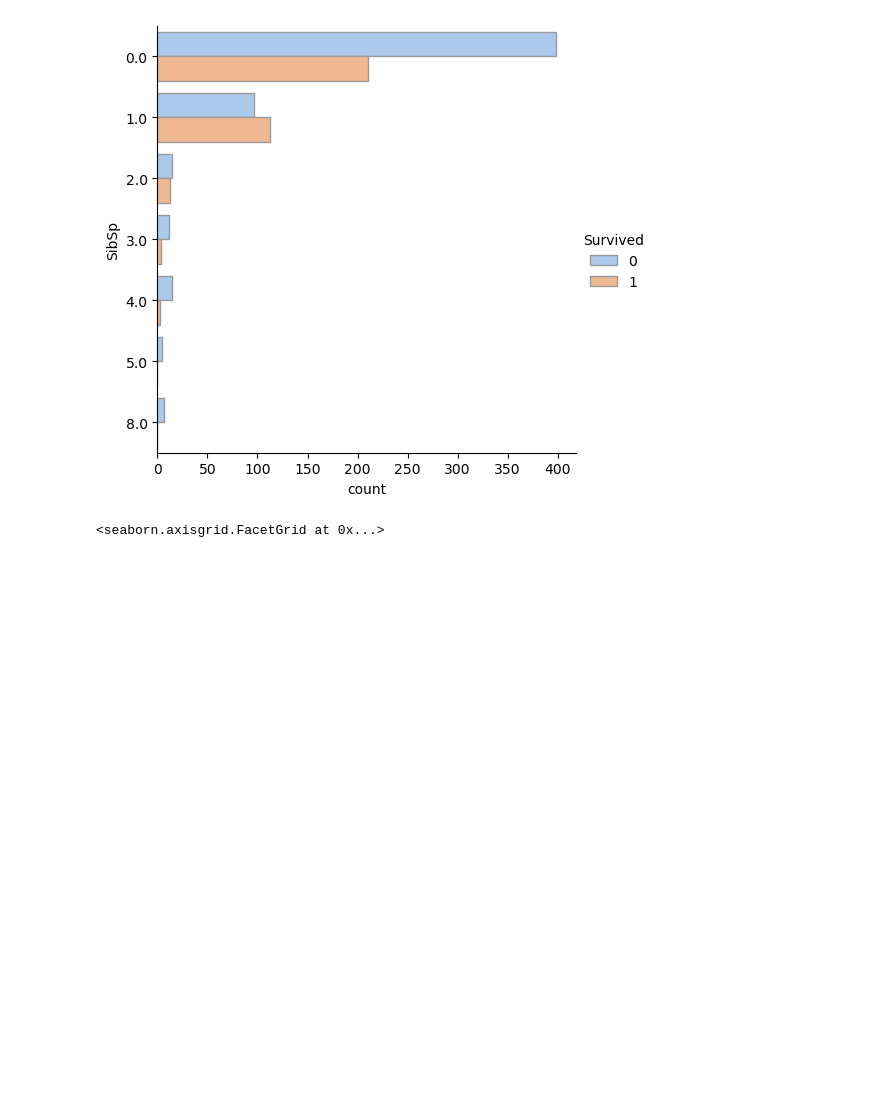
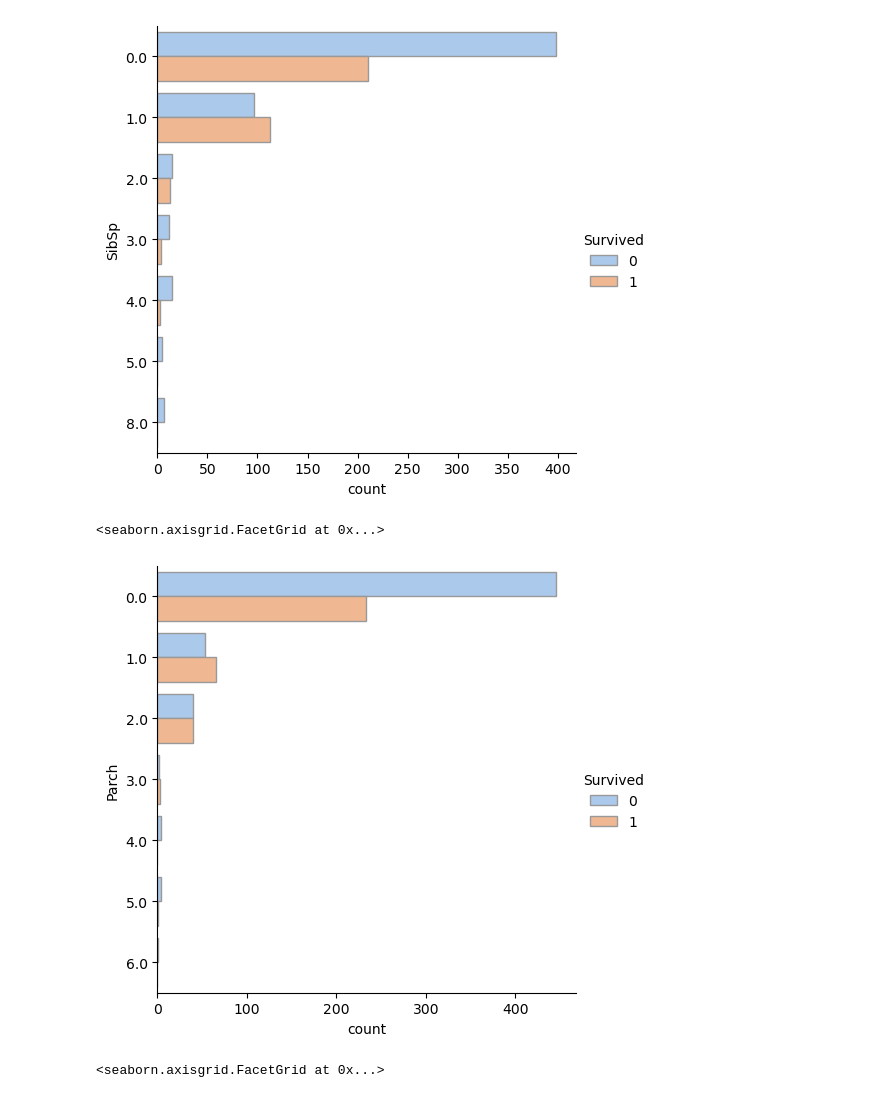
Before and after one commit to Muricanpitbull/Titanic-, a Jupyter notebook: titatic-av.ipynb, the cells around one changed output. Saved outputs shown, nothing was run; the diff lists cells and outputs as text; code cells hidden in the pictures; blank space fills up the shorter version.

```diff
--- a/titatic-av.ipynb
+++ b/titatic-av.ipynb
@@ -731,6 +733,11 @@ sns.catplot(data=train_data, y="SibSp", hue="Survived", kind="count", palette="p
 # %% [output]
 <seaborn.axisgrid.FacetGrid at 0x...>
 [figure]
+# %%
+sns.catplot(data=train_data, y="Parch", hue="Survived", kind="count", palette="pastel", edgecolor=".6")
+# %% [output]
+<seaborn.axisgrid.FacetGrid at 0x...>
+[figure, added]
 # %%
 sns.catplot(data=train_data, y="Embarked", hue="Survived", kind="count", palette="pastel", edgecolor=".6")
 # %% [output]
```
Also changed, not shown: parts of 1 cell of this notebook.
